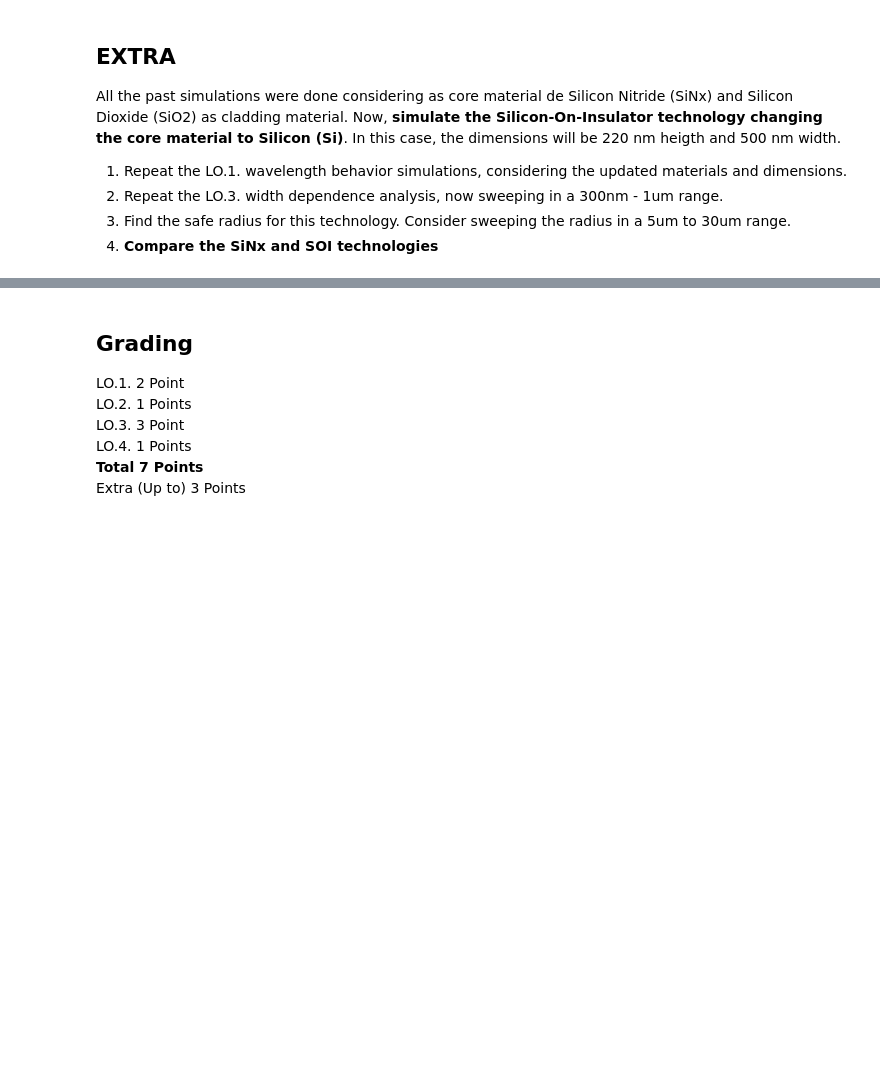
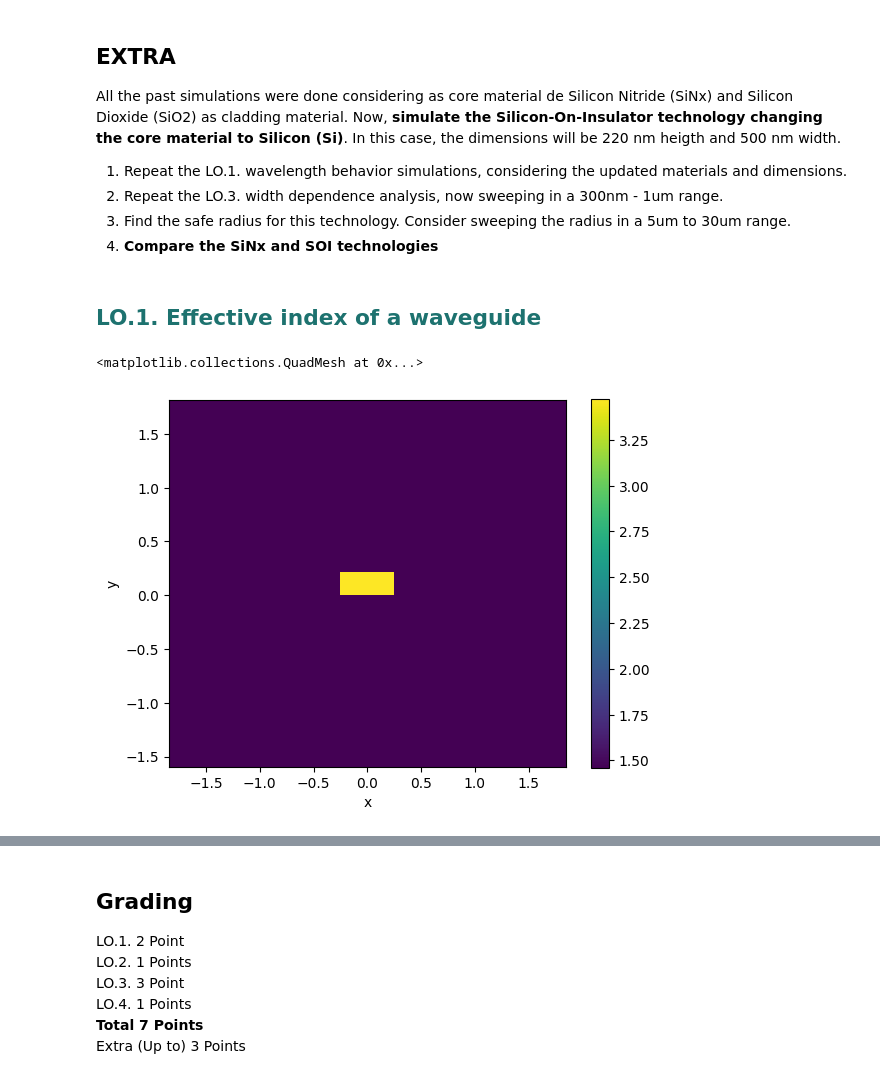
Before and after one commit to niospinamev2/pic-upv-lab1, a Jupyter notebook: WAVEGUIDES_Student.ipynb, the cells around one changed output, grey strips where cells are left out. Saved outputs shown, nothing was run; the diff lists cells and outputs as text; code cells hidden in the pictures; blank space fills up the shorter version.

```diff
--- a/WAVEGUIDES_Student.ipynb
+++ b/WAVEGUIDES_Student.ipynb
@@ -577,0 +580,24 @@ All the past simulations were done considering as core material de Silicon Nitri
+# %% [markdown]
+## <span style="color:#1D726F">LO.1. Effective index of a waveguide</span>
+# %%
+deep_waveguide = gt.modes.Waveguide(
+    # Geometrical Parameters
+    core_width=500 * nm, # Waveguide width
+    core_thickness=220 * nm, # Waveguide height
+    slab_thickness=0 * nm, # For shallow waveguides - Set to 0 if its a deep-etched waveguide.
+    # Materials
+    core_material='si', #  Material of the waveguide
+    clad_material='sio2', # Surrounding material
+    # Modesolver Parameters
+    wavelength=1550 * nm, # Wavelength to simulate
+    num_modes=4, # Targeted number of modes to find
+    max_grid_scaling=1.2, # Parameters of the grid
+    grid_resolution=10, # Parameters of the grid
+    cache_path='.cache/', # Important! In order to save simulation time, set your cache Path!
+    precision='double',
+)
+
+deep_waveguide.plot_index()
+# %% [output]
+<matplotlib.collections.QuadMesh at 0x...>
+[figure, added]
```
Also changed, not shown: parts of 21 cells of this notebook, 5 other files.
